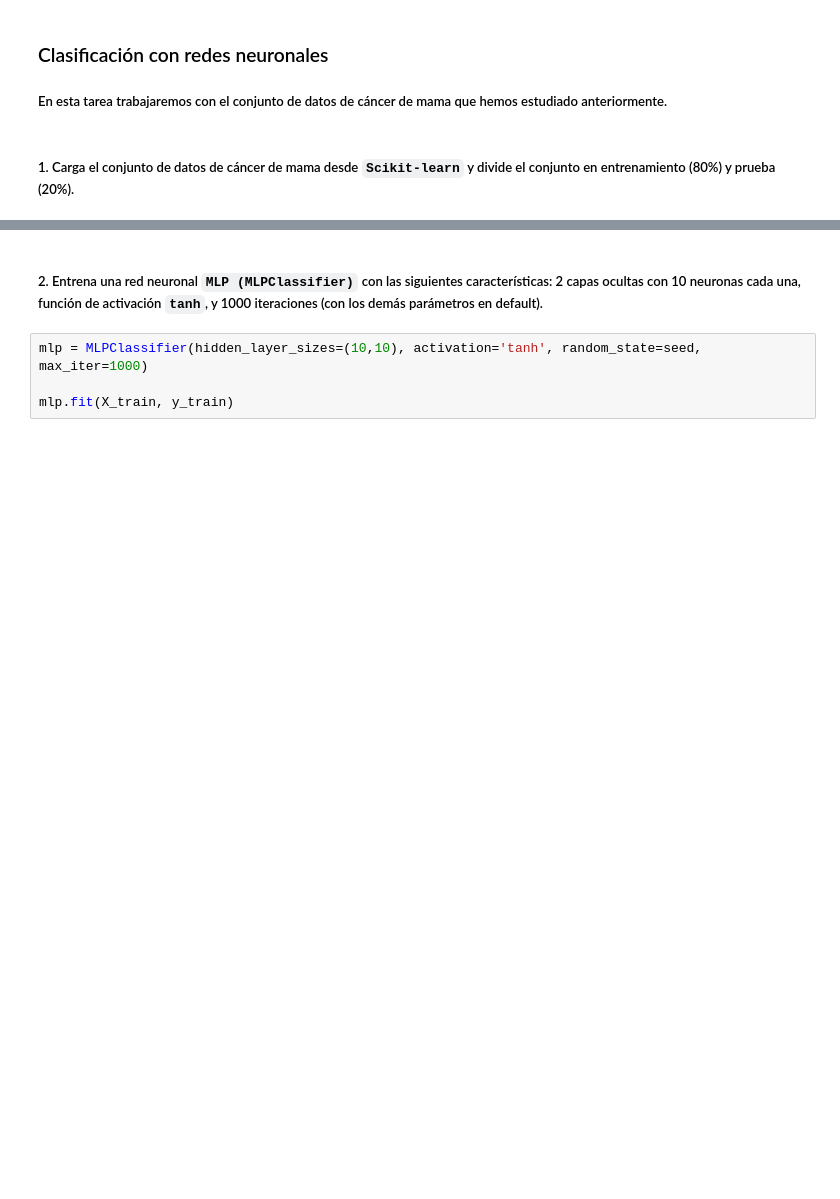
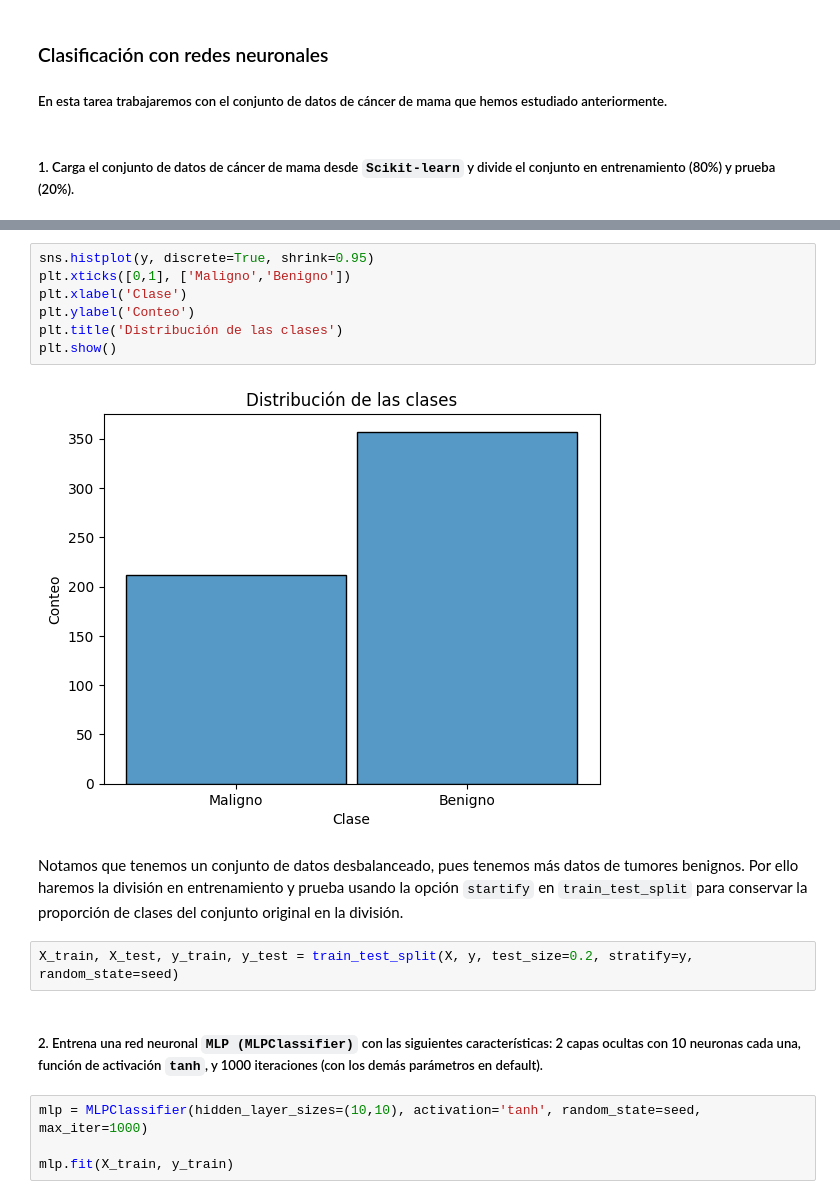
Before and after one commit to RodrigoRiveraRico/data_science_FCiencias, a Jupyter notebook: Clase_10/Clase_10.ipynb, the cells around one changed output, grey strips where cells are left out. Drawn from its saved outputs; the diff is of its cells as text; blank space fills up the shorter version.

```diff
--- a/Clase_10/Clase_10.ipynb
+++ b/Clase_10/Clase_10.ipynb
@@ -243,3 +250,16 @@ X_train, X_test, y_train, y_test = train_test_split(X, y, test_size=0.2, stratif
+# %%
+sns.histplot(y, discrete=True, shrink=0.95)
+plt.xticks([0,1], ['Maligno','Benigno'])
+plt.xlabel('Clase')
+plt.ylabel('Conteo')
+plt.title('Distribución de las clases')
+plt.show()
+# %% [output]
+[figure, added]
+# %% [markdown]
+Notamos que tenemos un conjunto de datos desbalanceado, pues tenemos más datos de tumores benignos. Por ello haremos la división en entrenamiento y prueba usando la opción `startify` en `train_test_split` para conservar la proporción de clases del conjunto original en la división.
+# %%
+X_train, X_test, y_train, y_test = train_test_split(X, y, test_size=0.2, stratify=y, random_state=seed)
 # %% [markdown]
 ##### 2. Entrena una red neuronal `MLP (MLPClassifier)` con las siguientes características: 2 capas ocultas con 10 neuronas cada una, función de activación `tanh`, y 1000 iteraciones (con los demás parámetros en default).
 # %%
```
Also changed, not shown: parts of 16 cells of this notebook.
